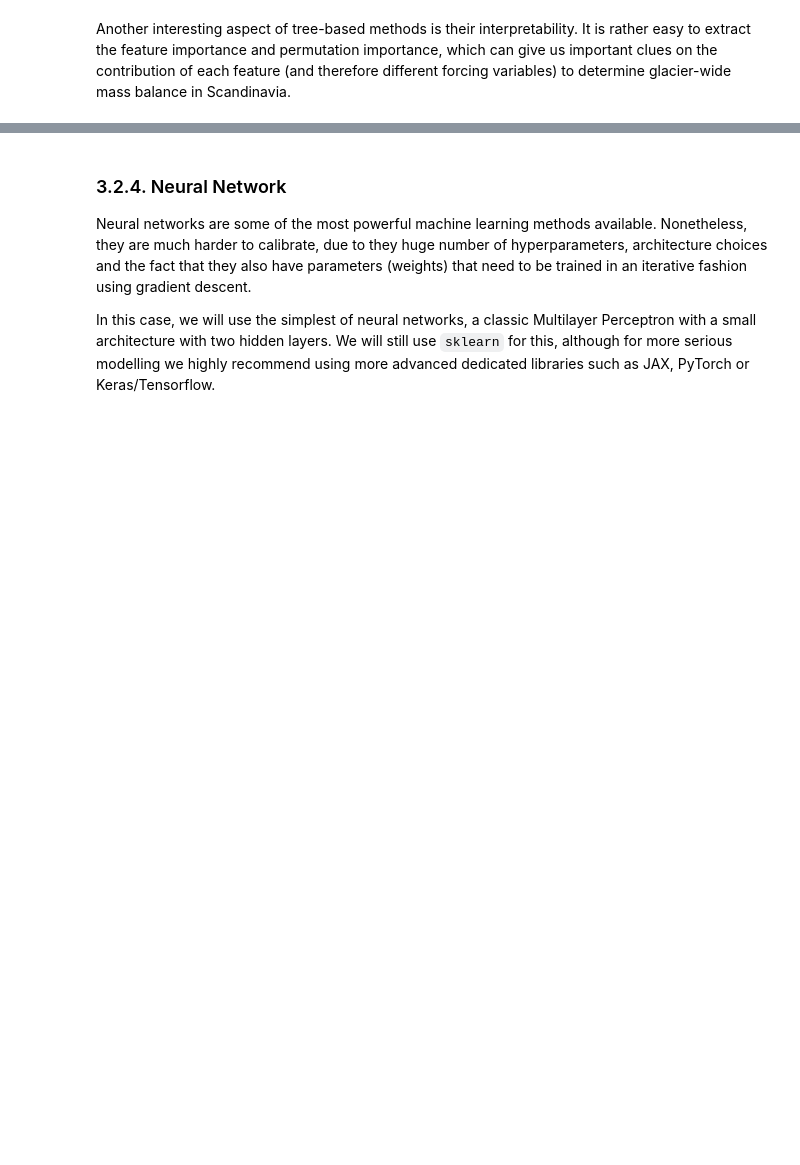
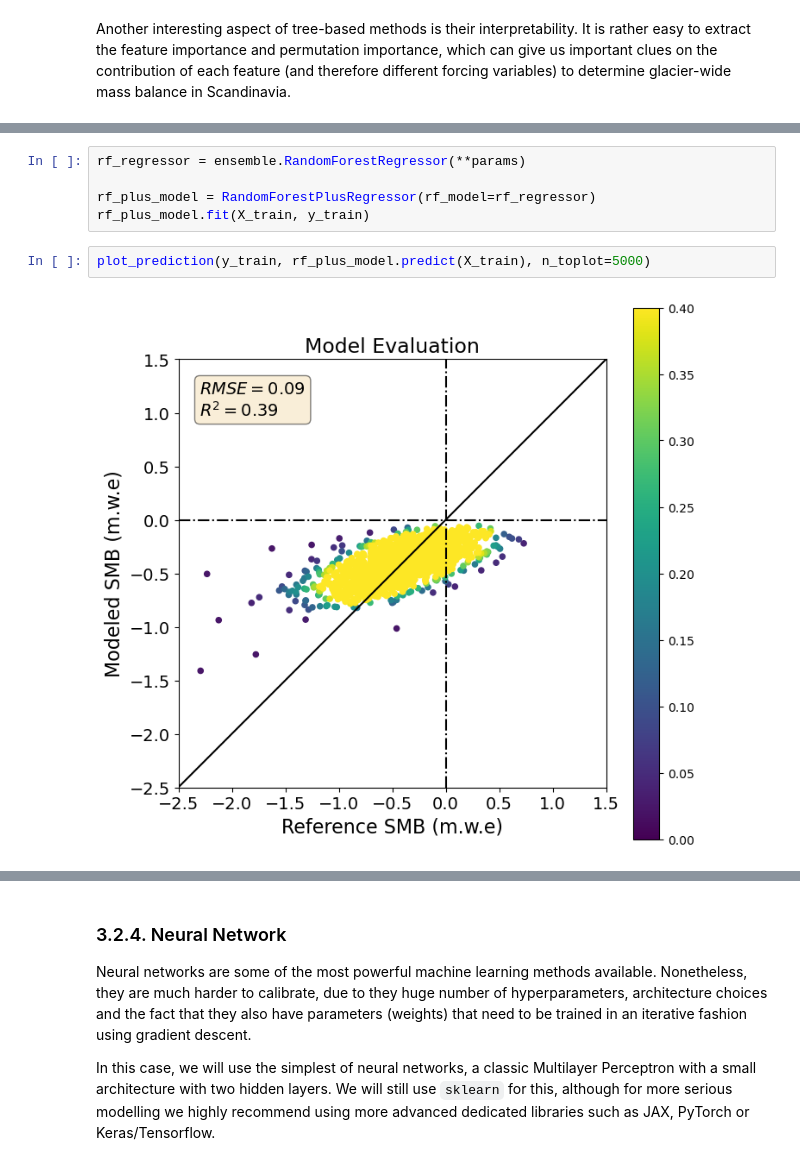
Before and after one commit to Machine-Learning-in-Glaciology-Workshop/Project_MB_Regression, a Jupyter notebook: 3_Training.ipynb, the cells around one changed output, grey strips where cells are left out. Cells and saved outputs as stored; diff of their text form; blank space fills up the shorter version.

```diff
--- a/3_Training.ipynb
+++ b/3_Training.ipynb
@@ -328,0 +339,9 @@ plt.show()
+# %%
+rf_regressor = ensemble.RandomForestRegressor(**params)
+
+rf_plus_model = RandomForestPlusRegressor(rf_model=rf_regressor)
+rf_plus_model.fit(X_train, y_train)
+# %%
+plot_prediction(y_train, rf_plus_model.predict(X_train), n_toplot=5000)
+# %% [output]
+[figure, added]
```
Also changed, not shown: parts of 8 cells of this notebook.
